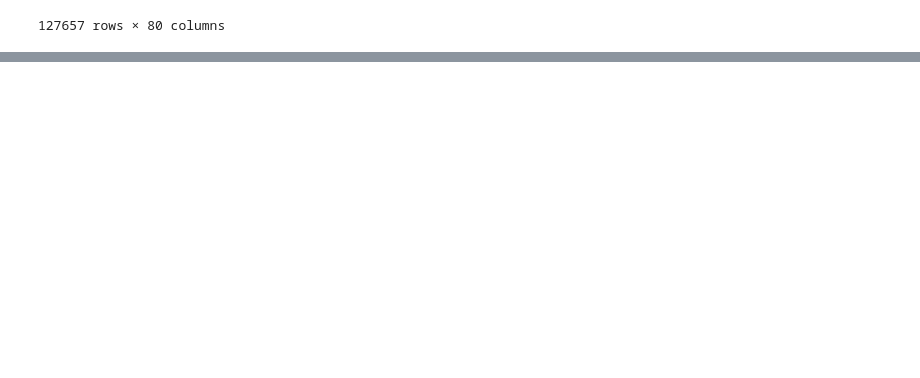
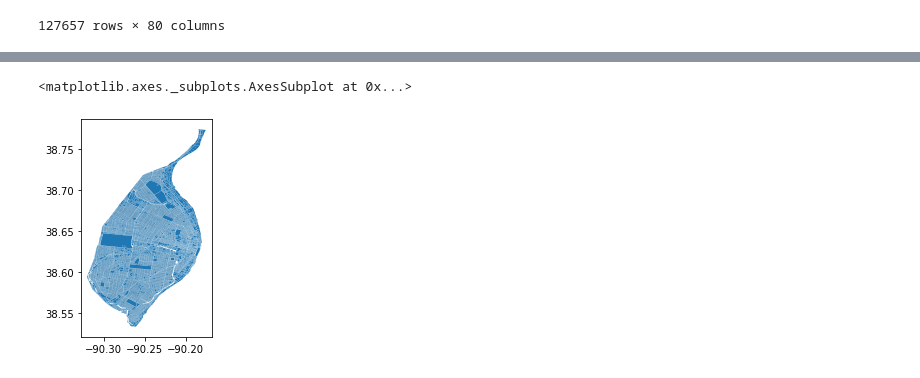
Before and after one commit to fangchenli/stl-lra-analysis, a Jupyter notebook: notebook/eda.ipynb, the cells around one changed output, grey strips where cells are left out. Saved outputs shown, nothing was run; the diff lists cells and outputs as text; code cells hidden in the pictures; blank space fills up the shorter version.

Commit message:
geo plot

```diff
--- a/notebook/eda.ipynb
+++ b/notebook/eda.ipynb
@@ -77,0 +58,6 @@ shape
+# %%
+shape_path = '../data/prcl_shape.zip'
+shape = gpd.read_file(get_absolute_zip_path(shape_path))
+shape = shape.to_crs({"init": "EPSG:4326"})
+shape = shape.astype({'HANDLE': 'int64'})
+shape
@@ -77,0 +78,5 @@ shape
+# %%
+shape.plot()
+# %% [output]
+<matplotlib.axes._subplots.AxesSubplot at 0x...>
+[figure, added]
```
Also changed, not shown: parts of 7 cells of this notebook, 1 other file.
